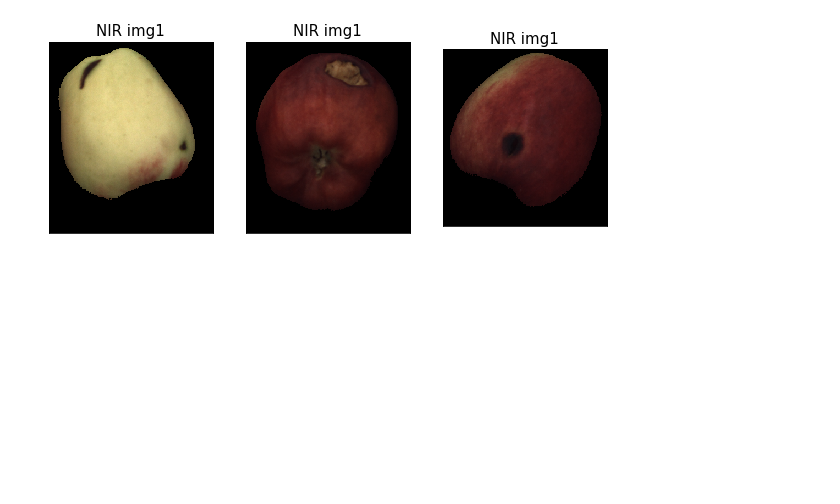
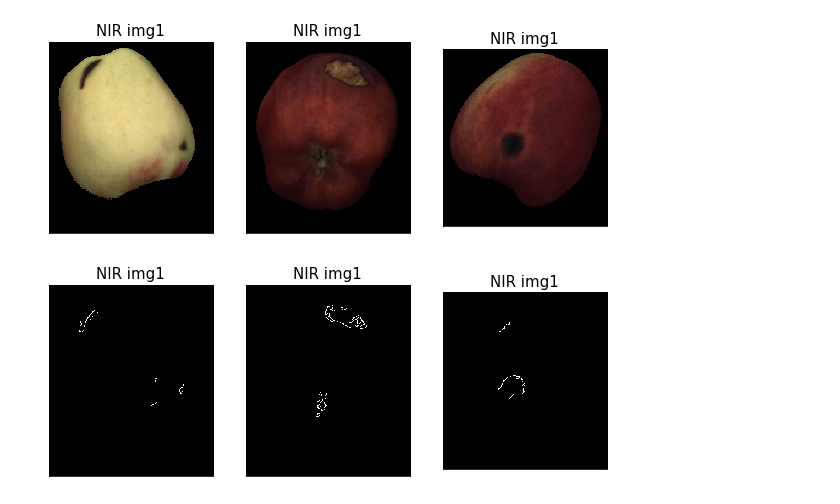
Before and after one commit to pptr3/fruit-inspection, a Jupyter notebook: Untitled.ipynb, the cells around one changed output. Cells and saved outputs as stored; diff of their text form; code cells hidden in the pictures; blank space fills up the shorter version.

```diff
--- a/Untitled.ipynb
+++ b/Untitled.ipynb
@@ -125,9 +125,9 @@ def remove_edges(img_gray, original_color_img_with_mask, mask):
     #Erosion
     kernel = np.ones((17, 17), np.uint8)
     eroded_mask = cv.erode(mask, kernel, iterations = 2)
-    wa = canny1.copy()
+    img_without_edges = canny.copy()
     for i in range(eroded_mask.shape[0]):
         for j in range(eroded_mask.shape[1]):
             if eroded_mask[i, j] == 0:
-                wa[i, j] = 0
-    return wa
+                img_without_edges[i, j] = 0
+    return img_without_edges
@@ -135,0 +134,21 @@ imggg = remove_edges(img1_gray, original_color_img_with_mask1, mask1)
+# %%
+image_without_edges1 = remove_edges(img1_gray, original_color_img_with_mask1, mask1)
+image_without_edges2 = remove_edges(img2_gray, original_color_img_with_mask2, mask2)
+image_without_edges3 = remove_edges(img3_gray, original_color_img_with_mask3, mask3)
+# %%
+plt.figure(figsize=(10,10))
+plt.subplot(2,3,1)
+plt.imshow(image_without_edges1, cmap='gray', vmin=0, vmax=255)
+plt.title("NIR img1", fontsize = 15)
+plt.xticks([]), plt.yticks([])
+plt.subplot(2,3,2)
+plt.imshow(image_without_edges2, cmap='gray', vmin=0, vmax=255)
+plt.title("NIR img1", fontsize = 15)
+plt.xticks([]), plt.yticks([])
+plt.subplot(2,3,3)
+plt.imshow(image_without_edges3, cmap='gray', vmin=0, vmax=255)
+plt.title("NIR img1", fontsize = 15)
+plt.xticks([]), plt.yticks([])
+plt.show()
+# %% [output]
+[figure, added]
```
Also changed, not shown: parts of 16 cells of this notebook.
